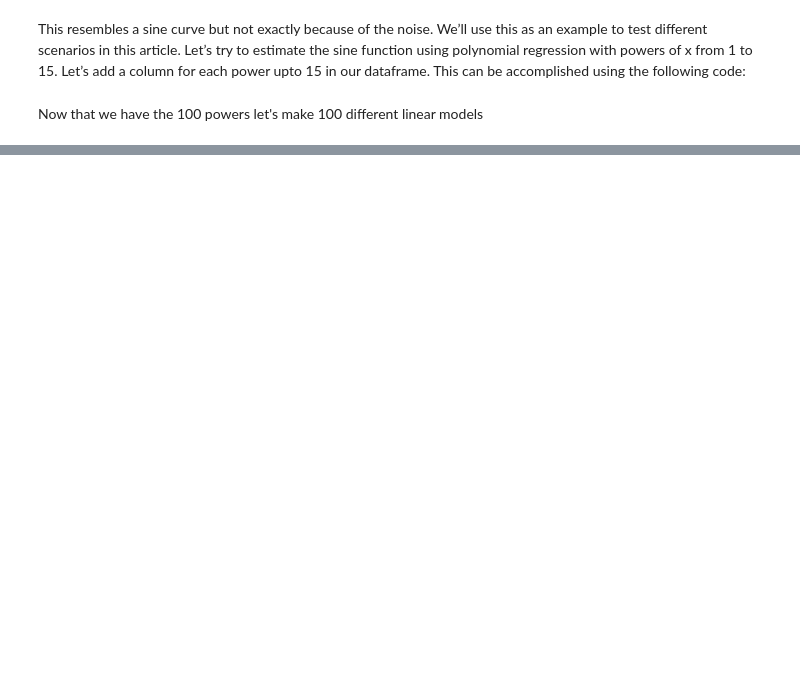
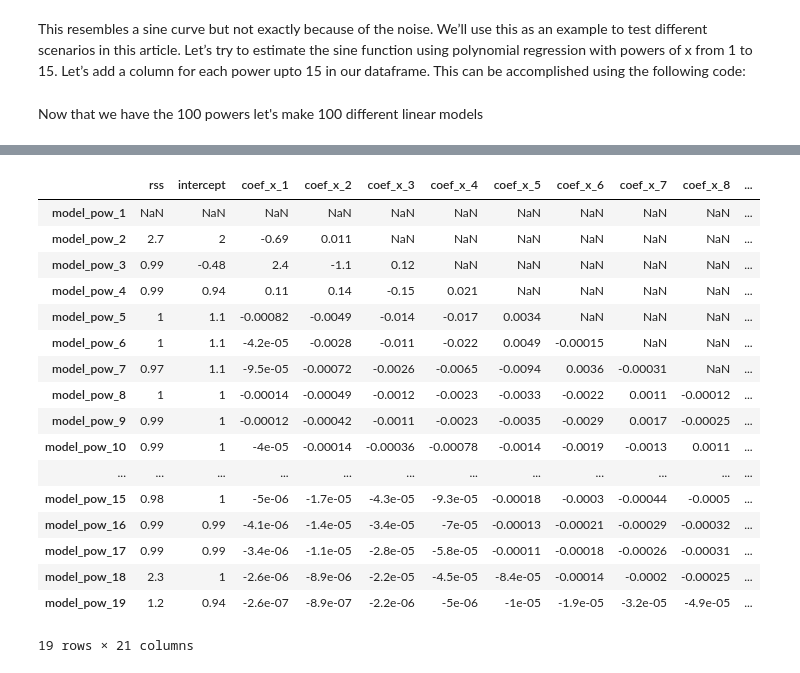
Before and after one commit to davijeb/erudition, a Jupyter notebook: learning/modules/Generalized Linear Models/Ridge.ipynb, the cells around one changed output, grey strips where cells are left out. Cells and saved outputs as stored; diff of their text form; code cells hidden in the pictures; blank space fills up the shorter version.

```diff
--- a/learning/modules/Generalized Linear Models/Ridge.ipynb
+++ b/learning/modules/Generalized Linear Models/Ridge.ipynb
@@ -136,0 +336,21 @@ coef_matrix_simple
+# %%
+coef_matrix
+# %% [output]
+|  | rss | intercept | coef_x_1 | coef_x_2 | coef_x_3 | coef_x_4 | coef_x_5 | coef_x_6 | coef_x_7 | coef_x_8 | ... |
+| model_pow_1 | NaN | NaN | NaN | NaN | NaN | NaN | NaN | NaN | NaN | NaN | ... |
+| model_pow_2 | 2.7 | 2 | -0.69 | 0.011 | NaN | NaN | NaN | NaN | NaN | NaN | ... |
+| model_pow_3 | 0.99 | -0.48 | 2.4 | -1.1 | 0.12 | NaN | NaN | NaN | NaN | NaN | ... |
+| model_pow_4 | 0.99 | 0.94 | 0.11 | 0.14 | -0.15 | 0.021 | NaN | NaN | NaN | NaN | ... |
+| model_pow_5 | 1 | 1.1 | -0.00082 | -0.0049 | -0.014 | -0.017 | 0.0034 | NaN | NaN | NaN | ... |
+| model_pow_6 | 1 | 1.1 | -4.2e-05 | -0.0028 | -0.011 | -0.022 | 0.0049 | -0.00015 | NaN | NaN | ... |
+| model_pow_7 | 0.97 | 1.1 | -9.5e-05 | -0.00072 | -0.0026 | -0.0065 | -0.0094 | 0.0036 | -0.00031 | NaN | ... |
+| model_pow_8 | 1 | 1 | -0.00014 | -0.00049 | -0.0012 | -0.0023 | -0.0033 | -0.0022 | 0.0011 | -0.00012 | ... |
+| model_pow_9 | 0.99 | 1 | -0.00012 | -0.00042 | -0.0011 | -0.0023 | -0.0035 | -0.0029 | 0.0017 | -0.00025 | ... |
+| model_pow_10 | 0.99 | 1 | -4e-05 | -0.00014 | -0.00036 | -0.00078 | -0.0014 | -0.0019 | -0.0013 | 0.0011 | ... |
+| ... | ... | ... | ... | ... | ... | ... | ... | ... | ... | ... | ... |
+| model_pow_15 | 0.98 | 1 | -5e-06 | -1.7e-05 | -4.3e-05 | -9.3e-05 | -0.00018 | -0.0003 | -0.00044 | -0.0005 | ... |
+| model_pow_16 | 0.99 | 0.99 | -4.1e-06 | -1.4e-05 | -3.4e-05 | -7e-05 | -0.00013 | -0.00021 | -0.00029 | -0.00032 | ... |
+| model_pow_17 | 0.99 | 0.99 | -3.4e-06 | -1.1e-05 | -2.8e-05 | -5.8e-05 | -0.00011 | -0.00018 | -0.00026 | -0.00031 | ... |
+| model_pow_18 | 2.3 | 1 | -2.6e-06 | -8.9e-06 | -2.2e-05 | -4.5e-05 | -8.4e-05 | -0.00014 | -0.0002 | -0.00025 | ... |
+| model_pow_19 | 1.2 | 0.94 | -2.6e-07 | -8.9e-07 | -2.2e-06 | -5e-06 | -1e-05 | -1.9e-05 | -3.2e-05 | -4.9e-05 | ... |
+19 rows × 21 columns
```
Also changed, not shown: parts of 10 cells of this notebook.
